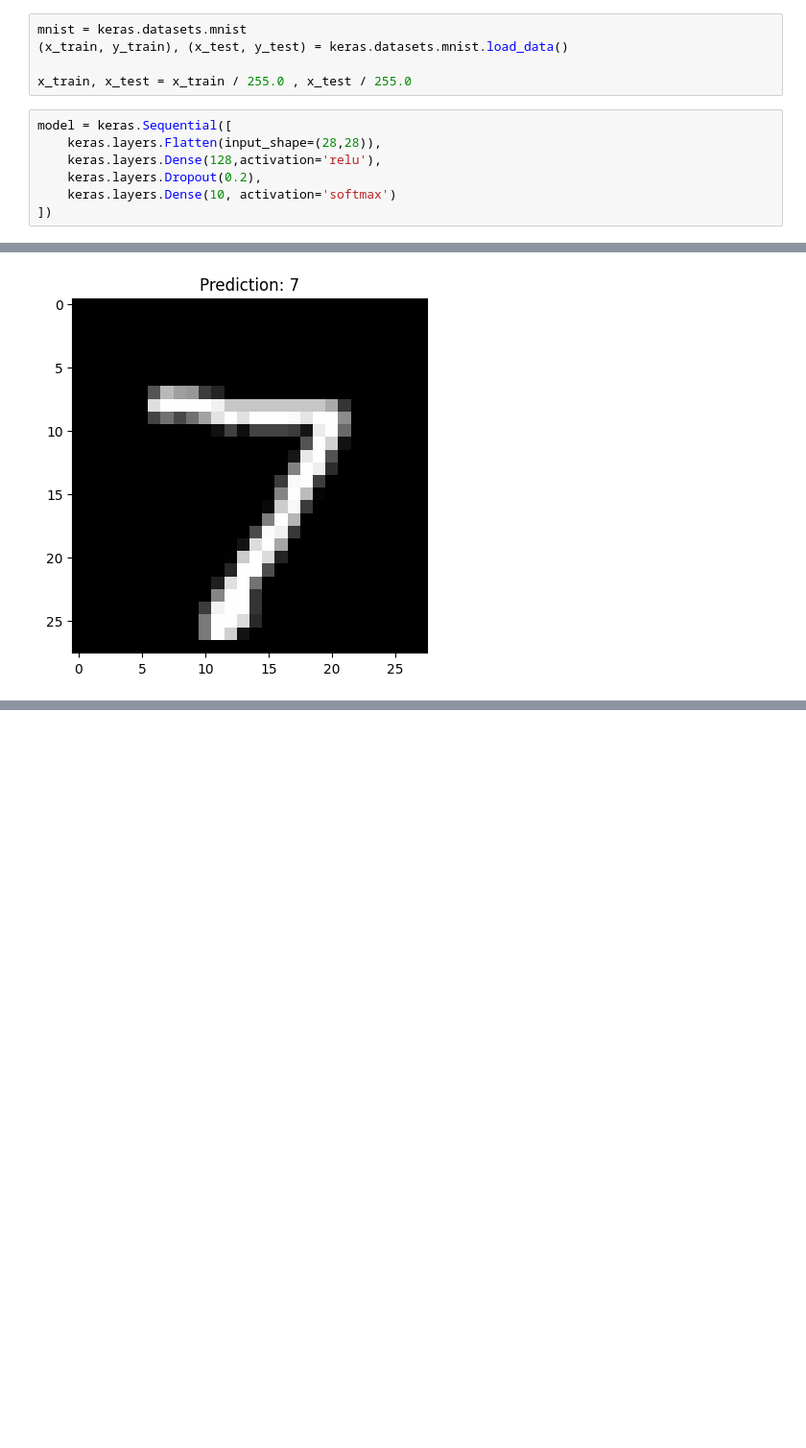
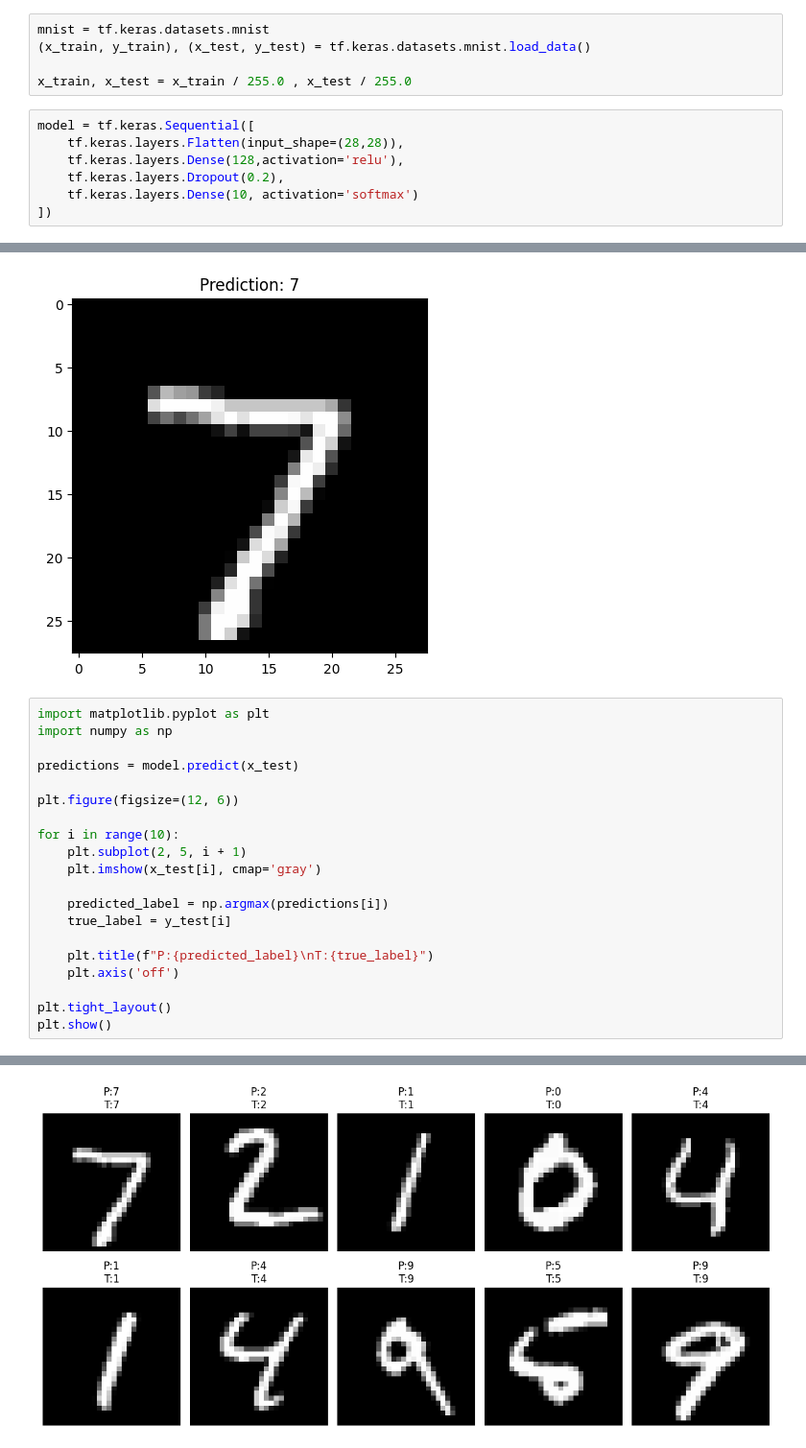
Before and after one commit to Ziyan20/AI-ML-Internship, a Jupyter notebook: DAY_6/Deep_Learning.ipynb, the cells around one changed output, grey strips where cells are left out. Shown at 96% size. Drawn from its saved outputs; the diff is of its cells as text; blank space fills up the shorter version.

```diff
--- a/DAY_6/Deep_Learning.ipynb
+++ b/DAY_6/Deep_Learning.ipynb
@@ -1,16 +1,16 @@
 # %%
 import tensorflow as tf
 # %%
-mnist = keras.datasets.mnist
-(x_train, y_train), (x_test, y_test) = keras.datasets.mnist.load_data()
+mnist = tf.keras.datasets.mnist
+(x_train, y_train), (x_test, y_test) = tf.keras.datasets.mnist.load_data()
 
 x_train, x_test = x_train / 255.0 , x_test / 255.0
 # %%
-model = keras.Sequential([
-    keras.layers.Flatten(input_shape=(28,28)),
-    keras.layers.Dense(128,activation='relu'),
-    keras.layers.Dropout(0.2),
-    keras.layers.Dense(10, activation='softmax')
+model = tf.keras.Sequential([
+    tf.keras.layers.Flatten(input_shape=(28,28)),
+    tf.keras.layers.Dense(128,activation='relu'),
+    tf.keras.layers.Dropout(0.2),
+    tf.keras.layers.Dense(10, activation='softmax')
 ])
 # %%
 model.compile(optimizer='adam',loss='sparse_categorical_crossentropy',metrics=['accuracy'])
@@ -43,3 +43,24 @@ plt.show()
 # %% [output]
 313/313 ━━━━━━━━━━━━━━━━━━━━ 1s 2ms/step
 [figure]
+# %%
+import matplotlib.pyplot as plt
+import numpy as np
+
+predictions = model.predict(x_test)
+
+plt.figure(figsize=(12, 6))
+
+for i in range(10):
+    plt.subplot(2, 5, i + 1)
+    plt.imshow(x_test[i], cmap='gray')
+
+    predicted_label = np.argmax(predictions[i])
+    true_label = y_test[i]
+
+    plt.title(f"P:{predicted_label}\nT:{true_label}")
+    plt.axis('off')
+
+plt.tight_layout()
+plt.show()
+# %% [output]
@@ -45,0 +68 @@ plt.show()
+[figure, added]
```
Also changed, not shown: parts of 3 cells of this notebook.
